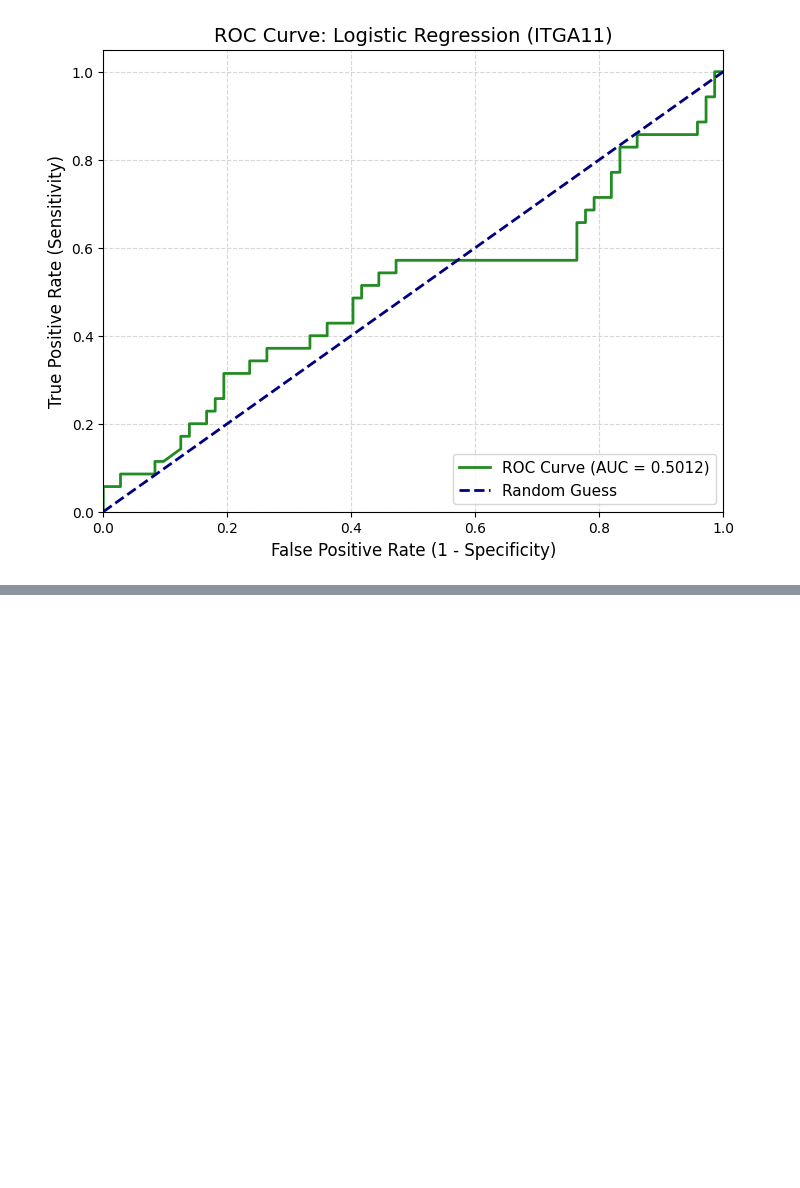
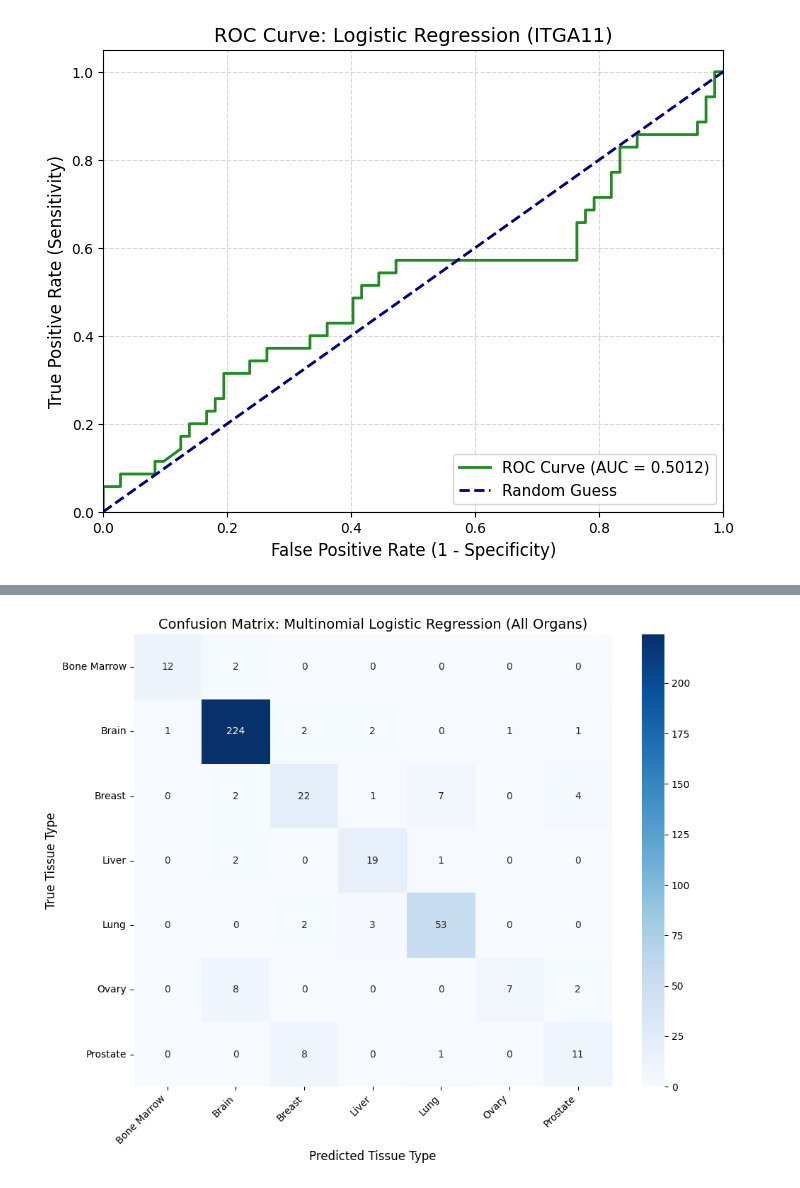
Before and after one commit to KellyLee818/KellyLee818.github.io, a Jupyter notebook: 2026_10_14_UNHP_Hands_On_Activity_4.ipynb, the cells around one changed output, grey strips where cells are left out. Saved outputs shown, nothing was run; the diff lists cells and outputs as text; code cells hidden in the pictures; blank space fills up the shorter version.

```diff
--- a/2026_10_14_UNHP_Hands_On_Activity_4.ipynb
+++ b/2026_10_14_UNHP_Hands_On_Activity_4.ipynb
@@ -262,0 +319,26 @@ plt.show()
+# %%
+import seaborn as sns
+import matplotlib.pyplot as plt
+
+# Set up the plotting environment
+plt.figure(figsize=(10, 8))
+
+# Create a heatmap of the confusion matrix
+sns.heatmap(
+    cm_all,
+    annot=True,
+    fmt='d',
+    cmap='Blues',
+    xticklabels=le_all.classes_,
+    yticklabels=le_all.classes_
+)
+
+plt.title('Confusion Matrix: Multinomial Logistic Regression (All Organs)', fontsize=14)
+plt.ylabel('True Tissue Type', fontsize=12)
+plt.xlabel('Predicted Tissue Type', fontsize=12)
+plt.xticks(rotation=45, ha='right')
+plt.yticks(rotation=0)
+plt.tight_layout()
+plt.show()
+# %% [output]
+[figure, added]
```
Also changed, not shown: parts of 1 cell of this notebook.
